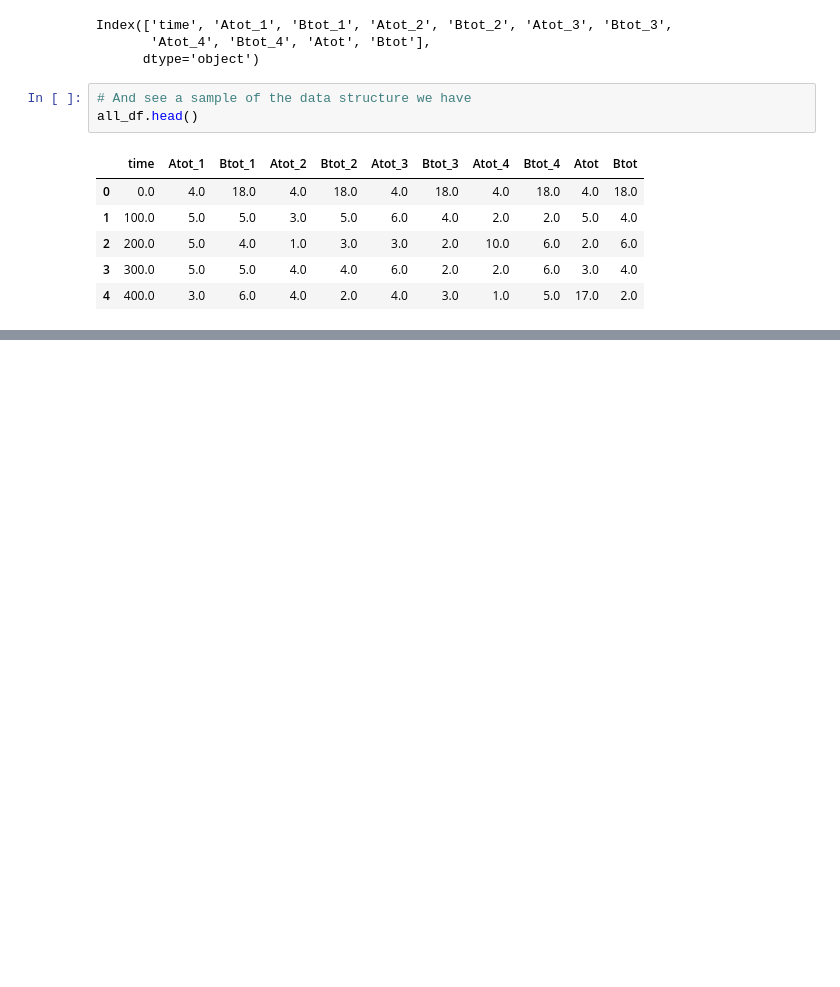
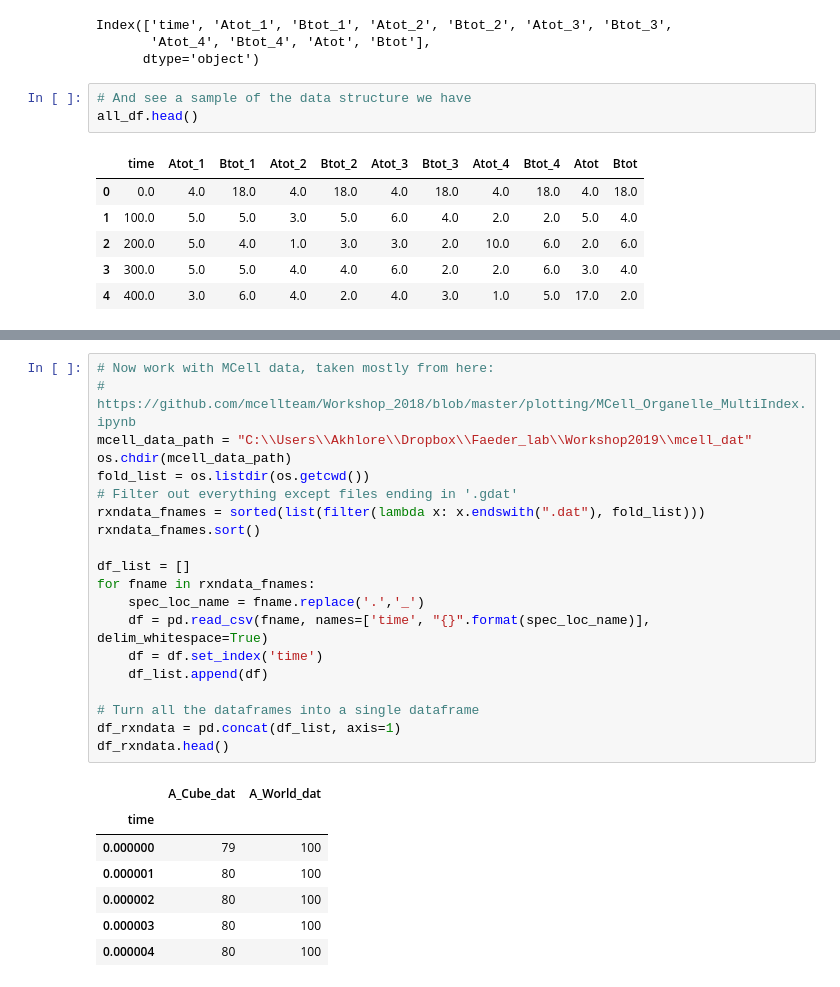
Before and after one commit to mcellteam/Workshop_2019, a Jupyter notebook: bionetgen/Workshop2019_Notebook.ipynb, the cells around one changed output, grey strips where cells are left out. Saved outputs shown, nothing was run; the diff lists cells and outputs as text; blank space fills up the shorter version.

Commit message:
Updated notebook with very basic MCell plotting

```diff
--- a/bionetgen/Workshop2019_Notebook.ipynb
+++ b/bionetgen/Workshop2019_Notebook.ipynb
@@ -117,3 +117,31 @@ _ = scatter_matrix(all_df[["Atot","Atot_1","Atot_2"]], alpha=0.2, figsize=(6, 6)
 # %% [output]
 [interactive output not drawn]
 [interactive output not drawn]
+# %%
+# Now work with MCell data, taken mostly from here:
+# https://github.com/mcellteam/Workshop_2018/blob/master/plotting/MCell_Organelle_MultiIndex.ipynb
+mcell_data_path = "C:\\Users\\Akhlore\\Dropbox\\Faeder_lab\\Workshop2019\\mcell_dat"
+os.chdir(mcell_data_path)
+fold_list = os.listdir(os.getcwd())
+# Filter out everything except files ending in '.gdat'
+rxndata_fnames = sorted(list(filter(lambda x: x.endswith(".dat"), fold_list)))
+rxndata_fnames.sort()
+
+df_list = []
+for fname in rxndata_fnames:
+    spec_loc_name = fname.replace('.','_')
+    df = pd.read_csv(fname, names=['time', "{}".format(spec_loc_name)], delim_whitespace=True)
+    df = df.set_index('time')
+    df_list.append(df)
+
+# Turn all the dataframes into a single dataframe
+df_rxndata = pd.concat(df_list, axis=1)
+df_rxndata.head()
+# %% [output]
+|  | A_Cube_dat | A_World_dat |
+| time |  |  |
+| 0.000000 | 79 | 100 |
+| 0.000001 | 80 | 100 |
+| 0.000002 | 80 | 100 |
+| 0.000003 | 80 | 100 |
+| 0.000004 | 80 | 100 |
```
Also changed, not shown: parts of 4 cells of this notebook.
